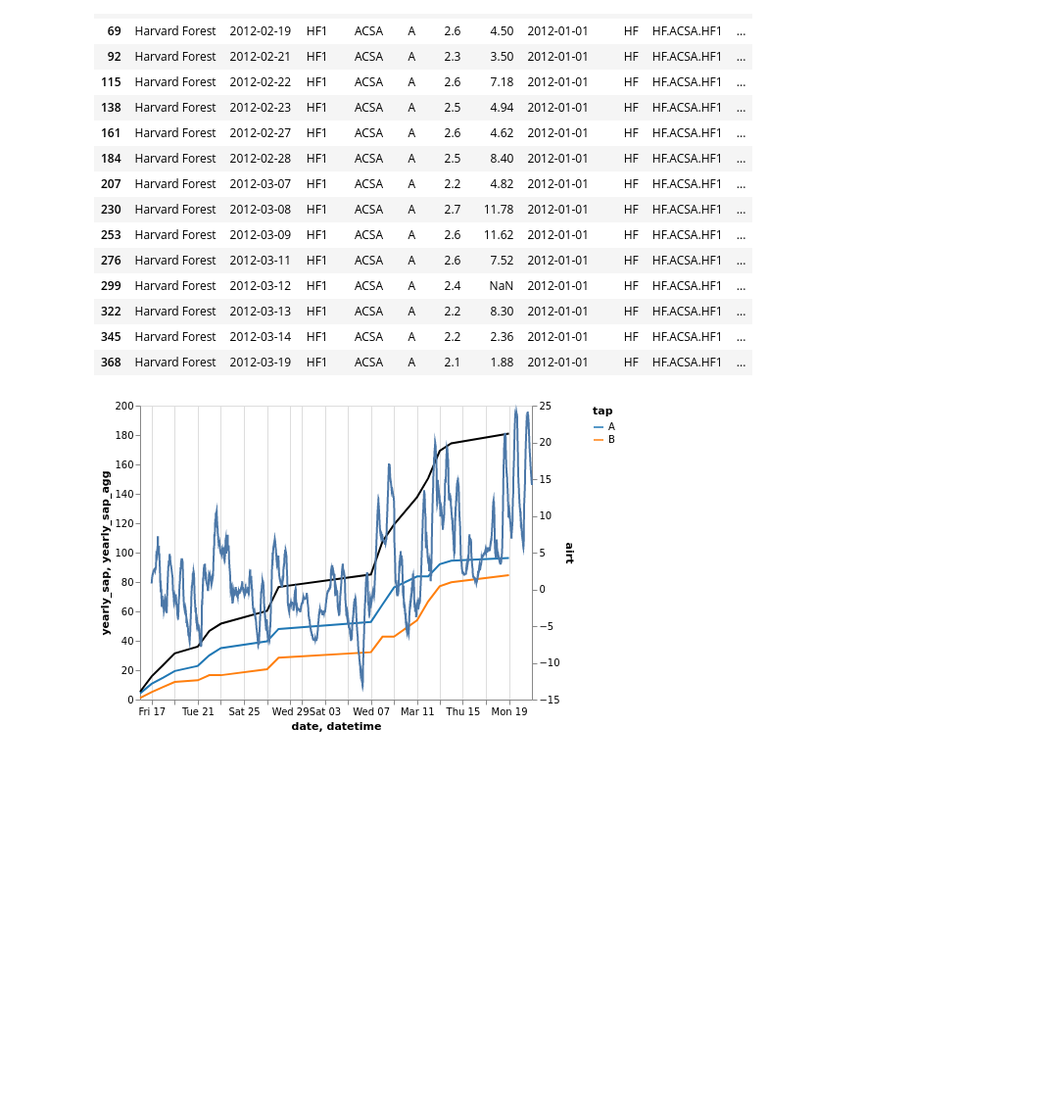
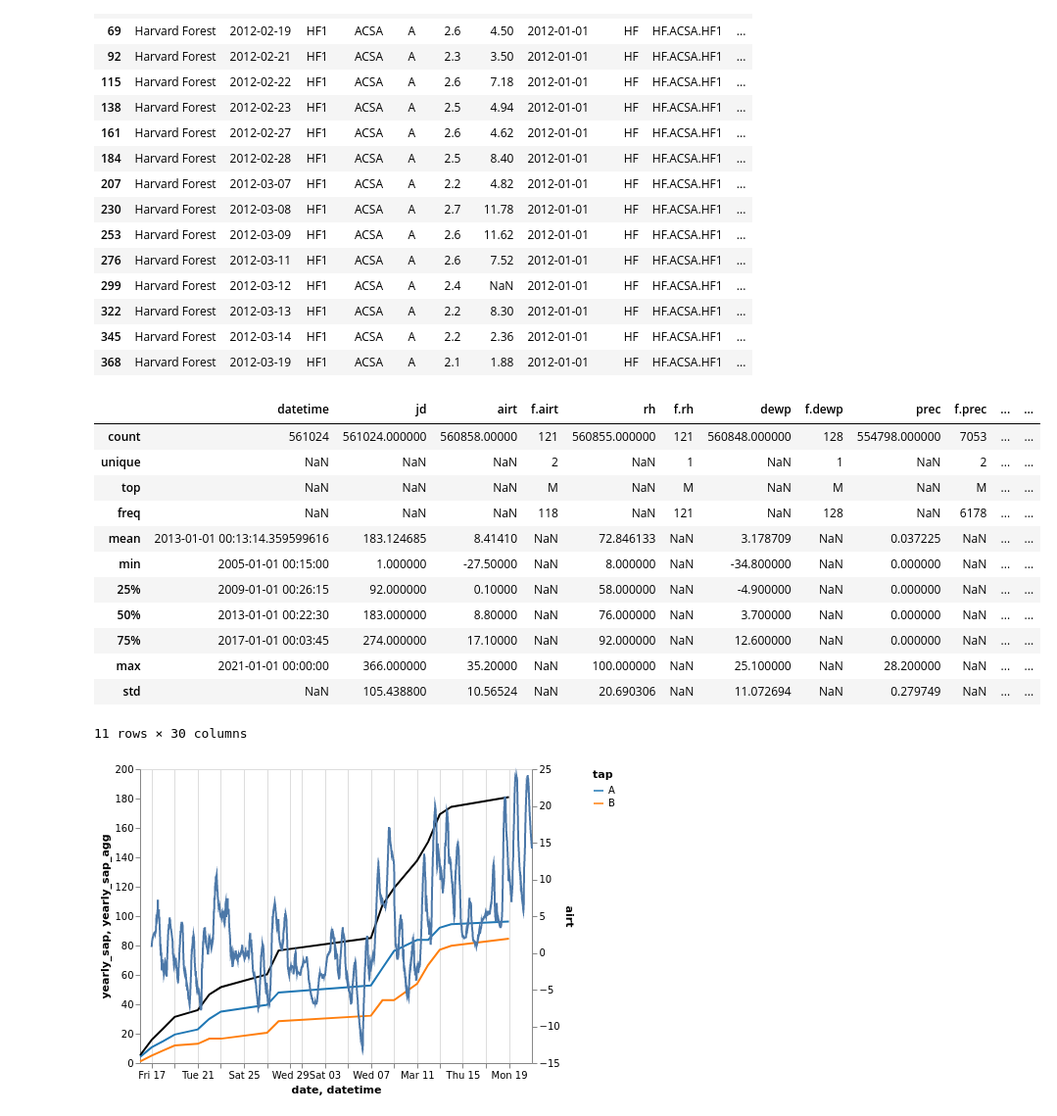
Before and after one commit to spentelow/sapflow, a Jupyter notebook: src/rough_analysis_vis.ipynb, the cells around one changed output. Shown: that part at 98% size. Cells and saved outputs as stored; diff of their text form; code cells hidden in the pictures; blank space fills up the shorter version.

```diff
--- a/src/rough_analysis_vis.ipynb
+++ b/src/rough_analysis_vis.ipynb
@@ -177,6 +192,22 @@ stinson2019_df[(stinson2019_df["tree"] == "HF1") & (stinson2019_df["year_int"] =
 | 368 | Harvard Forest | 2012-03-19 | HF1 | ACSA | A | 2.1 | 1.88 | 2012-01-01 | HF | HF.ACSA.HF1 | ... |
 # %%
 HF_weather = pd.read_csv('../data/HF_weather/raw/hf001-08-hourly-m.csv', parse_dates=['datetime'])
+# %%
+HF_weather.describe(include='all', datetime_is_numeric=True)
+# %% [output]
+|  | datetime | jd | airt | f.airt | rh | f.rh | dewp | f.dewp | prec | f.prec | ... | ... |
+| count | 561024 | 561024.000000 | 560858.00000 | 121 | 560855.000000 | 121 | 560848.000000 | 128 | 554798.000000 | 7053 | ... | ... |
+| unique | NaN | NaN | NaN | 2 | NaN | 1 | NaN | 1 | NaN | 2 | ... | ... |
+| top | NaN | NaN | NaN | M | NaN | M | NaN | M | NaN | M | ... | ... |
+| freq | NaN | NaN | NaN | 118 | NaN | 121 | NaN | 128 | NaN | 6178 | ... | ... |
+| mean | 2013-01-01 00:13:14.359599616 | 183.124685 | 8.41410 | NaN | 72.846133 | NaN | 3.178709 | NaN | 0.037225 | NaN | ... | ... |
+| min | 2005-01-01 00:15:00 | 1.000000 | -27.50000 | NaN | 8.000000 | NaN | -34.800000 | NaN | 0.000000 | NaN | ... | ... |
+| 25% | 2009-01-01 00:26:15 | 92.000000 | 0.10000 | NaN | 58.000000 | NaN | -4.900000 | NaN | 0.000000 | NaN | ... | ... |
+| 50% | 2013-01-01 00:22:30 | 183.000000 | 8.80000 | NaN | 76.000000 | NaN | 3.700000 | NaN | 0.000000 | NaN | ... | ... |
+| 75% | 2017-01-01 00:03:45 | 274.000000 | 17.10000 | NaN | 92.000000 | NaN | 12.600000 | NaN | 0.000000 | NaN | ... | ... |
+| max | 2021-01-01 00:00:00 | 366.000000 | 35.20000 | NaN | 100.000000 | NaN | 25.100000 | NaN | 28.200000 | NaN | ... | ... |
+| std | NaN | 105.438800 | 10.56524 | NaN | 20.690306 | NaN | 11.072694 | NaN | 0.279749 | NaN | ... | ... |
+11 rows × 30 columns
 # %%
 c = alt.Chart(HF_weather[(HF_weather['datetime'].dt.year==2012) & ((HF_weather['jd'] < 81) & (HF_weather['jd'] > 47))]).mark_line().encode(x='datetime',y='airt')
 # %%
```
Also changed, not shown: parts of 2 cells of this notebook, 1 other file.
